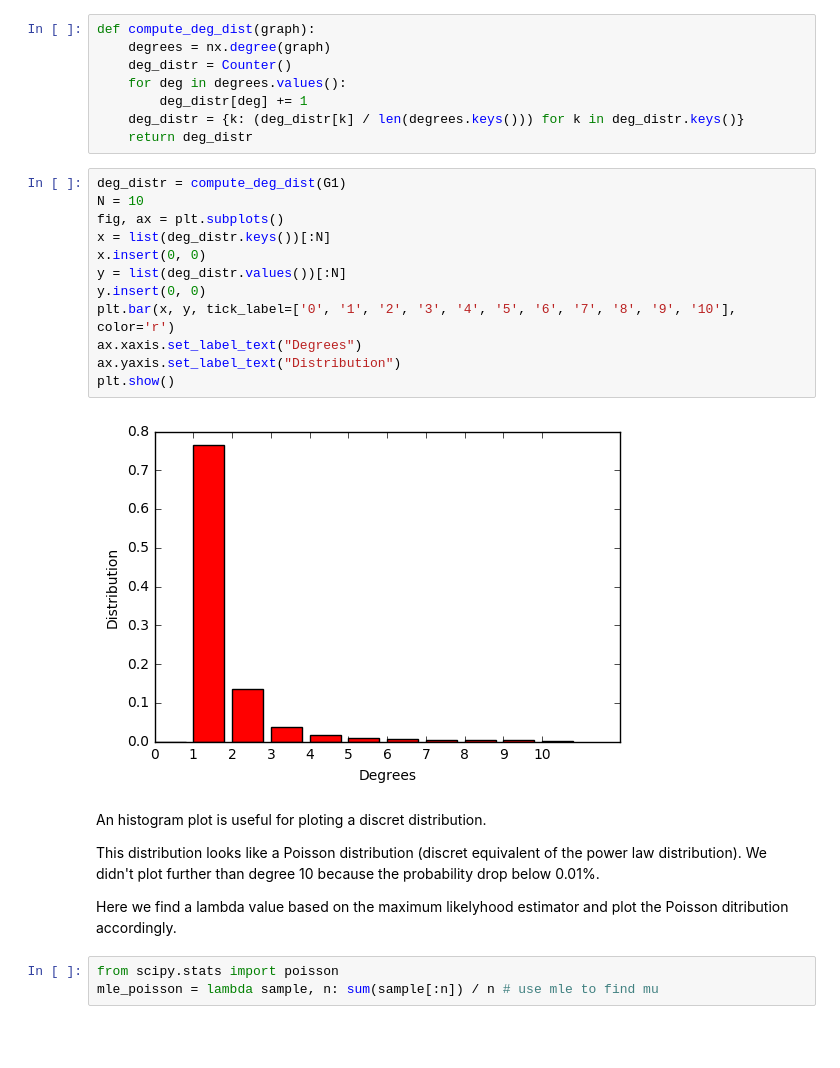
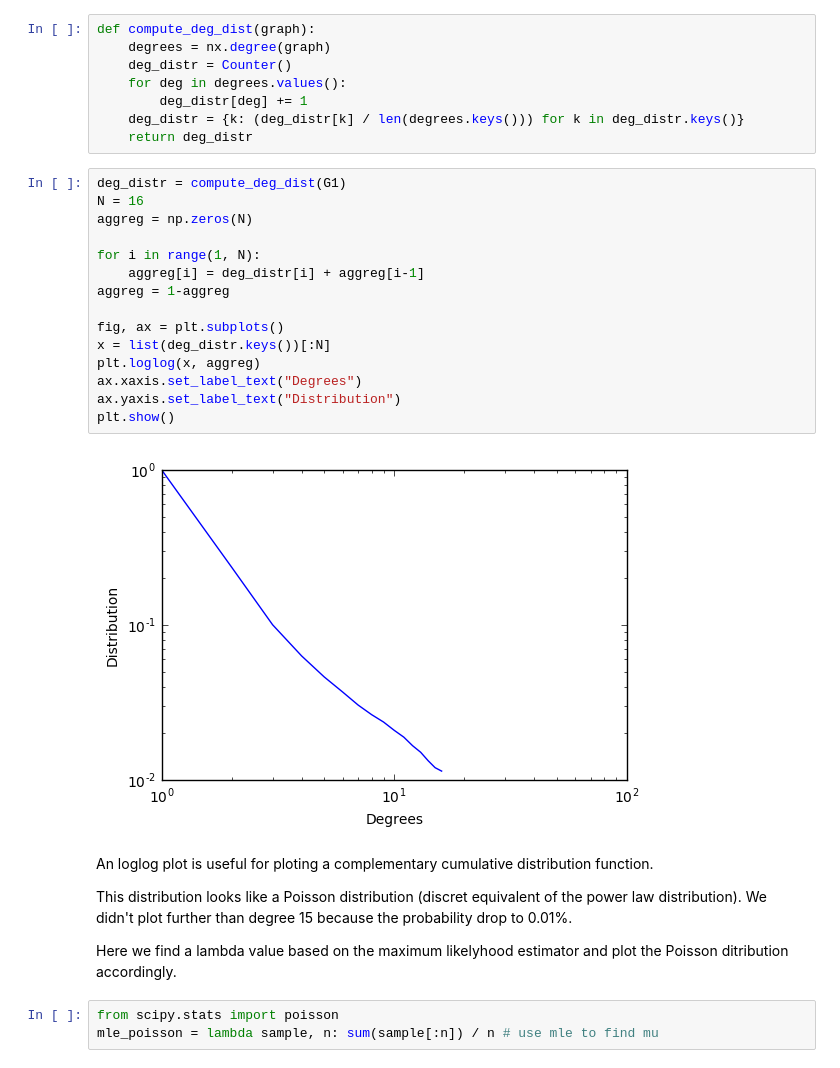
Before and after one commit to jeanbaptistebeau/Internet-Analytics-Notebooks, a Jupyter notebook: lab2/notebooks/ix-lab2-notebook-part1.ipynb, the cells around one changed output. Drawn from its saved outputs; the diff is of its cells as text; blank space fills up the shorter version.

```diff
--- a/lab2/notebooks/ix-lab2-notebook-part1.ipynb
+++ b/lab2/notebooks/ix-lab2-notebook-part1.ipynb
@@ -61,22 +61,25 @@ def compute_deg_dist(graph):
     return deg_distr
 # %%
 deg_distr = compute_deg_dist(G1)
-N = 10
+N = 16
+aggreg = np.zeros(N)
+
+for i in range(1, N):
+    aggreg[i] = deg_distr[i] + aggreg[i-1]
+aggreg = 1-aggreg
+
 fig, ax = plt.subplots()
 x = list(deg_distr.keys())[:N]
-x.insert(0, 0)
-y = list(deg_distr.values())[:N]
-y.insert(0, 0)
-plt.bar(x, y, tick_label=['0', '1', '2', '3', '4', '5', '6', '7', '8', '9', '10'], color='r')
+plt.loglog(x, aggreg)
 ax.xaxis.set_label_text("Degrees")
 ax.yaxis.set_label_text("Distribution")
 plt.show()
 # %% [output]
-[figure, old version]
+[figure, new version]
 # %% [markdown]
-An histogram plot is useful for ploting a discret distribution.
+An loglog plot is useful for ploting a complementary cumulative distribution function.
 
-This distribution looks like a Poisson distribution (discret equivalent of the power law distribution). We didn't plot further than degree 10 because the probability drop below 0.01%.
+This distribution looks like a Poisson distribution (discret equivalent of the power law distribution). We didn't plot further than degree 15 because the probability drop to 0.01%.
 
 Here we find a lambda value based on the maximum likelyhood estimator and plot the Poisson ditribution accordingly.
 # %%
```
Also changed, not shown: 1 other file.
